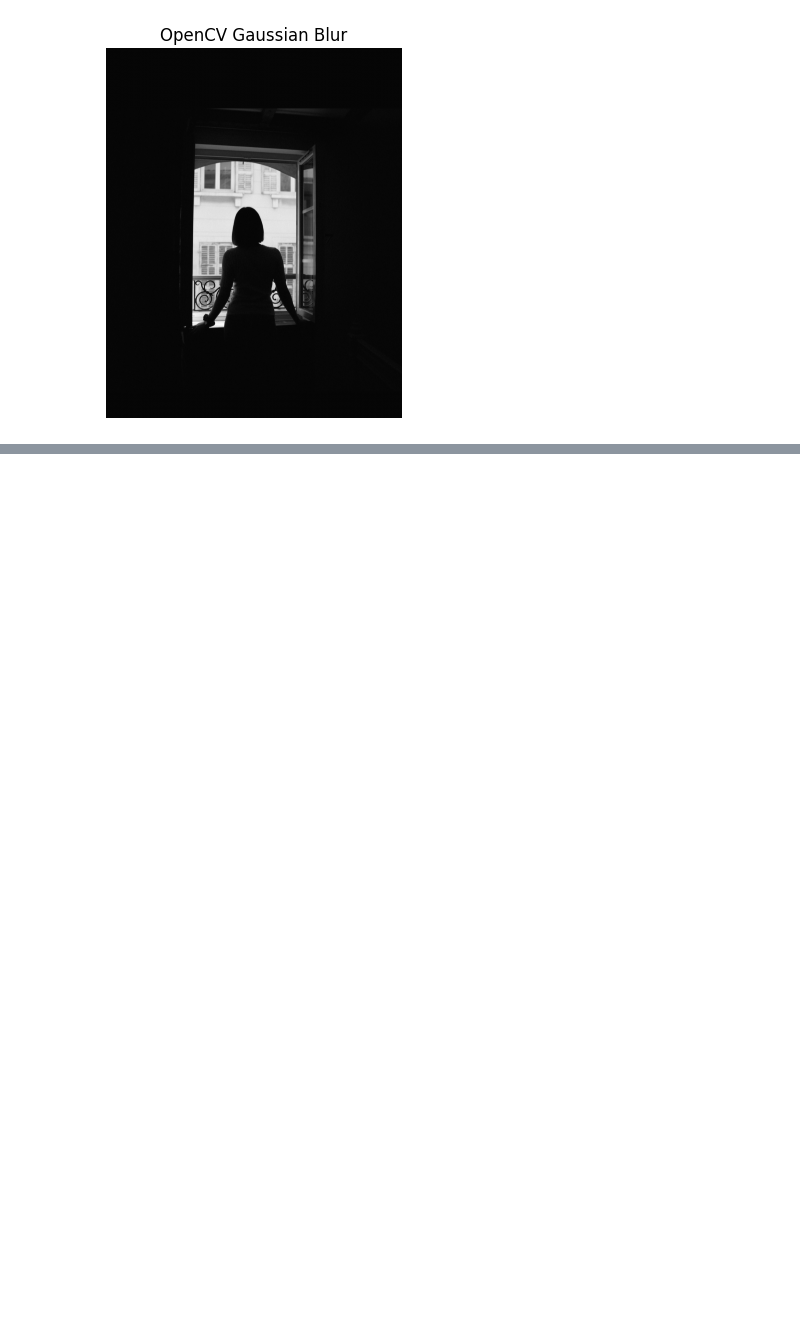
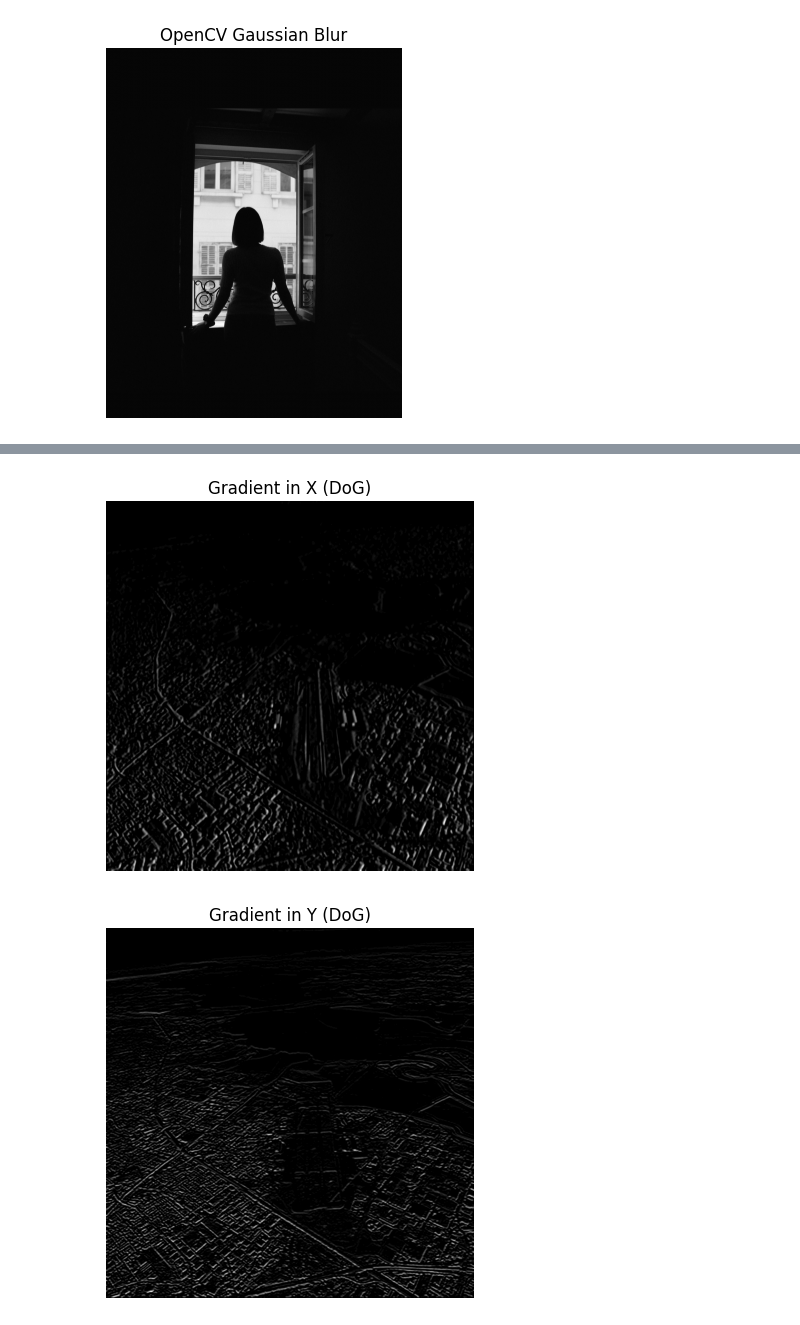
Before and after one commit to kavinduabekoon/GitHub, a Jupyter notebook: Untitled-1.ipynb, the cells around one changed output, grey strips where cells are left out. Saved outputs shown, nothing was run; the diff lists cells and outputs as text; code cells hidden in the pictures; blank space fills up the shorter version.

```diff
--- a/Untitled-1.ipynb
+++ b/Untitled-1.ipynb
@@ -197,0 +270,22 @@ plt.show()
+# %%
+import cv2 as cv
+import numpy as np
+import matplotlib.pyplot as plt
+
+img = cv.imread(r'C:\Users\kavin\Downloads\runway.png', cv2.IMREAD_GRAYSCALE)
+
+Ix = cv.filter2D(img, -1, Gx)
+Iy = cv.filter2D(img, -1, Gy)
+
+plt.imshow(Ix, cmap='gray')
+plt.title("Gradient in X (DoG)")
+plt.axis('off')
+plt.show()
+
+plt.imshow(Iy, cmap='gray')
+plt.title("Gradient in Y (DoG)")
+plt.axis('off')
+plt.show()
+# %% [output]
+[figure, added]
+[figure, added]
```
Also changed, not shown: parts of 5 cells of this notebook.
